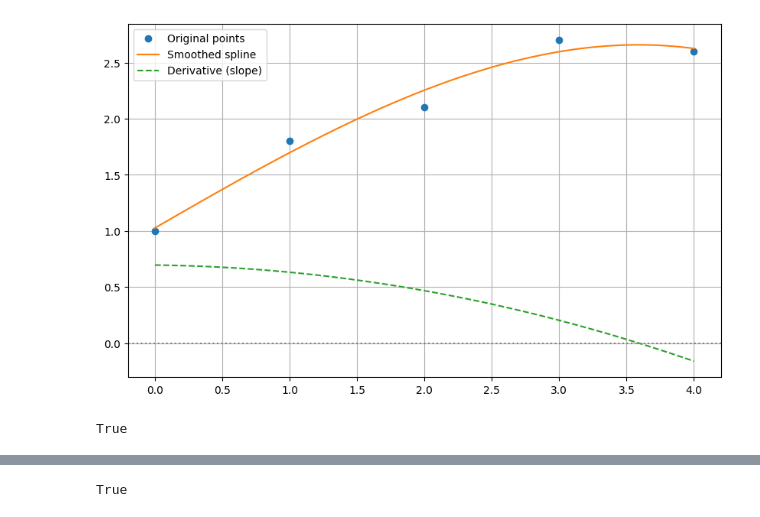
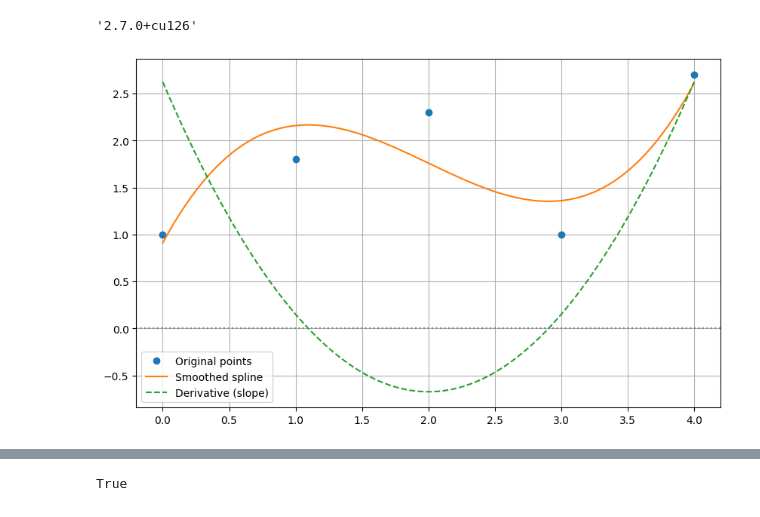
Before and after one commit to Dzelezetsky/Maniskill_OnlineTransformers, a Jupyter notebook: Nabroski.ipynb, the cells around one changed output, grey strips where cells are left out. Saved outputs shown, nothing was run; the diff lists cells and outputs as text; code cells hidden in the pictures.

```diff
--- a/Nabroski.ipynb
+++ b/Nabroski.ipynb
@@ -13,31 +23,37 @@ import numpy as np
+# %%
+torch.__version__
+# %% [output]
+'2.7.0+cu126'
 # %%
 import numpy as np
 import matplotlib.pyplot as plt
 from scipy.interpolate import UnivariateSpline
+from scipy.ndimage import uniform_filter1d
 
 # 1. Данные
 x = np.array([0, 1, 2, 3, 4])
-y = np.array([1.0, 1.8, 2.1, 2.7, 2.6])  # Твои 5 точек
+y = np.array([1.0, 1.8, 2.3, 1.0, 2.7])   # Твои 5 точек
 
 # 2. Интерполяция и сглаживание сплайном
 spline = UnivariateSpline(x, y, s=1)  # s=параметр сглаживания
 
 # 3. Создаём плотную сетку для построения гладкой линии
 x_dense = np.linspace(x.min(), x.max(), 200)
 y_smooth = spline(x_dense)
 
 # 4. Производная (угол наклона)
 dy_dx = spline.derivative()(x_dense)
+#dy_dx_smooth = uniform_filter1d(dy_dx, size=10)
 
 # 5. Визуализация
 plt.figure(figsize=(10, 6))
 plt.plot(x, y, 'o', label='Original points')
 plt.plot(x_dense, y_smooth, label='Smoothed spline')
 plt.plot(x_dense, dy_dx, '--', label='Derivative (slope)')
 plt.axhline(0, color='gray', linestyle=':')
 plt.legend()
 #plt.title('Сглаживание и производная')
 plt.grid(True)
 plt.show()
 # %% [output]
-[figure, old version]
+[figure, new version]
@@ -46,4 +59,0 @@ import torch
-# %%
-torch.cuda.is_available()
-# %% [output]
-True
```
Also changed, not shown: parts of 3 cells of this notebook, 15 other files.
